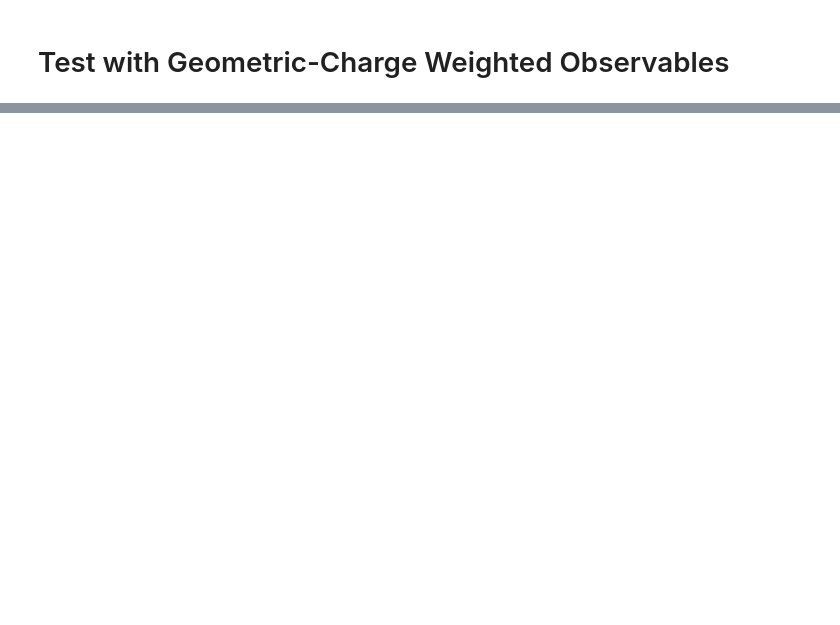
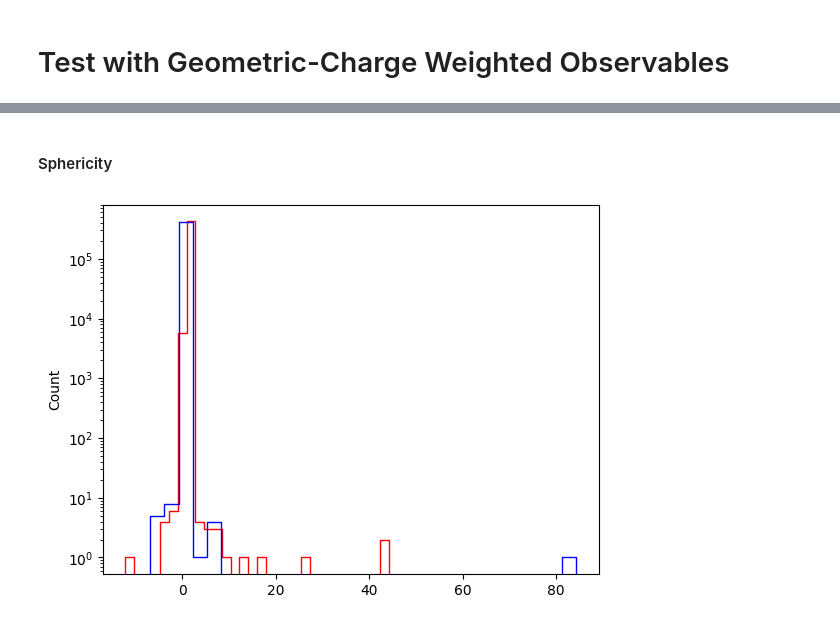
Before and after one commit to joankl/Solar-Neutrinos-Project, a Jupyter notebook: Machine Learning/Dataset Construction/Features Study/Geometric Pattern.ipynb, the cells around one changed output, grey strips where cells are left out. Cells and saved outputs as stored; diff of their text form; code cells hidden in the pictures; blank space fills up the shorter version.

```diff
--- a/Machine Learning/Dataset Construction/Features Study/Geometric Pattern.ipynb
+++ b/Machine Learning/Dataset Construction/Features Study/Geometric Pattern.ipynb
@@ -189,0 +311,9 @@ The idea is compute the matrix elements of the Inertia Tensor (IT) using the hit
+# %%
+# ==== Control panel to compute the Inertia Tensor ====
+
+#  Energy cut
+en_sup_cut = 4
+
+#  PMT Mass Model
+time_res_exp_decay = False  # Turn True to use time residual exponential decay weighting
+tau = 1                     # half-life parameter of decay. tau:[1, 2.5] ns
@@ -189,0 +497,11 @@ The idea is compute the matrix elements of the Inertia Tensor (IT) using the hit
+# %% [markdown]
+#### Sphericity
+# %%
+bins = 30
+sn.histplot(sphe_solar, bins = bins, color = 'red', element = 'step', alpha = 0, label = r'Solar $^{8}$B-$\nu_e$')
+sn.histplot(sphe_tl208, bins = bins, color = 'blue', element = 'step', alpha = 0, label = r'Solar $^{8}$B-$\nu_e$')
+
+plt.yscale('log')
+plt.show()
+# %% [output]
+[figure, added]
```
Also changed, not shown: parts of 28 cells of this notebook, 1 other file.
